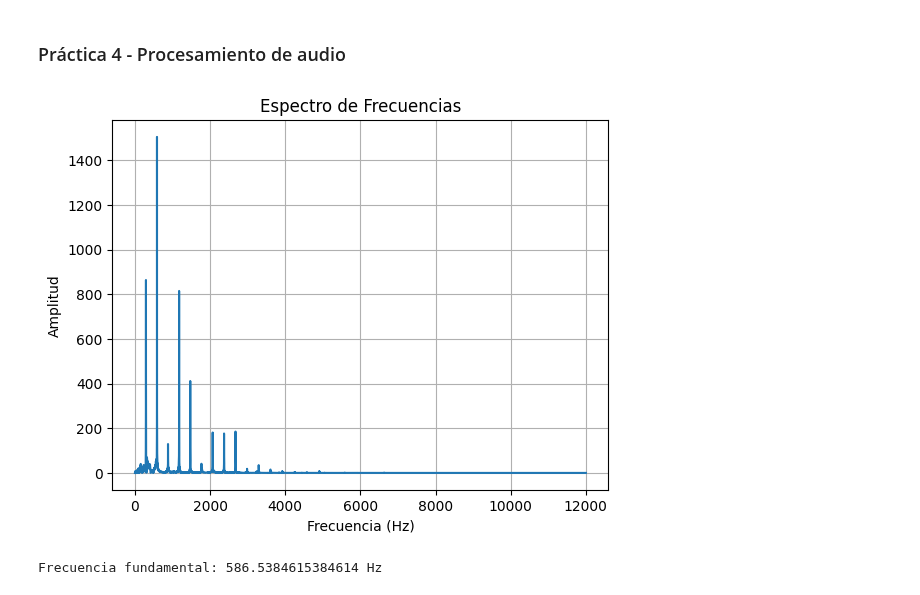
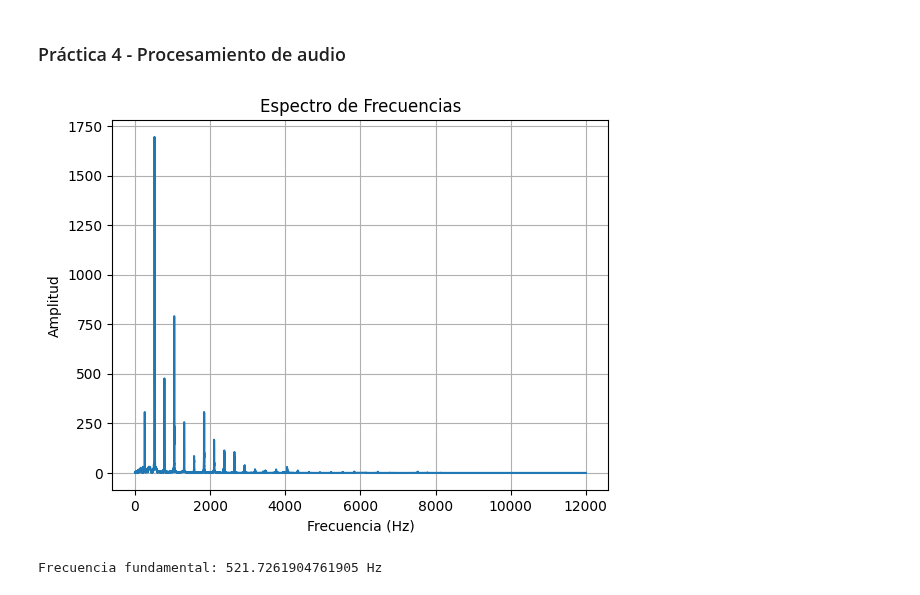
Before and after one commit to Davidgrcdz/PIAV-Practicas, a Jupyter notebook: Practica4.ipynb, the cells around one changed output. Cells and saved outputs as stored; diff of their text form; code cells hidden in the pictures.

```diff
--- a/Practica4.ipynb
+++ b/Practica4.ipynb
@@ -5,35 +5,37 @@ import numpy as np
 import matplotlib.pyplot as plt
 from scipy.io import wavfile
 from scipy.fft import fft, fftfreq
+from scipy.signal import butter, lfilter
 
 #Leer el archivo de audio
-sample_rate, data = wavfile.read('notas_piano/re.wav')
+sample_rate, data = wavfile.read('notas_piano/do.wav')
 
 #Si el audio es estéreo, selecciona un solo canal
 if len(data.shape) > 1:
     data = data[:,0]
 
 #Número de muestras
 N = len(data)
 T=1.0/sample_rate
 
 #Calcular la FFT
 yf = fft(data)
 xf = fftfreq(N,T)[:N//2]
 
 #Visualizar el espectro de frecuencias
 plt.plot(xf,2.0/N * np.abs(yf[0:N//2]))
 plt.title('Espectro de Frecuencias')
 plt.xlabel('Frecuencia (Hz)')
 plt.ylabel('Amplitud')
 plt.grid()
 plt.show()
 #Eje X (Frecuencia): Muestra las frecuencias presentes en la señal.
 #Eje Y (Amplitud): Muestra la magnitud de cada frecuencia.
 #Picos altos indican las frecuencias dominantes en la señal.
 
 #Esta línea de código imprime la frecuencia fundamental de la señal de audio, que es la frecuencia con la amplitud más alta en el espectro de frecuencias.
-print('Frecuencia fundamental:', xf[np.argmax(2.0/N * np.abs(yf[0:N//2]))], 'Hz')
+frecuencia_nota = xf[np.argmax(2.0/N * np.abs(yf[0:N//2]))]
+print('Frecuencia fundamental:', frecuencia_nota, 'Hz')
 # %% [output]
-[figure, old version]
+[figure, new version]
-Frecuencia fundamental: 586.5384615384614 Hz
+Frecuencia fundamental: 521.7261904761905 Hz
```
Also changed, not shown: parts of 3 cells of this notebook.
